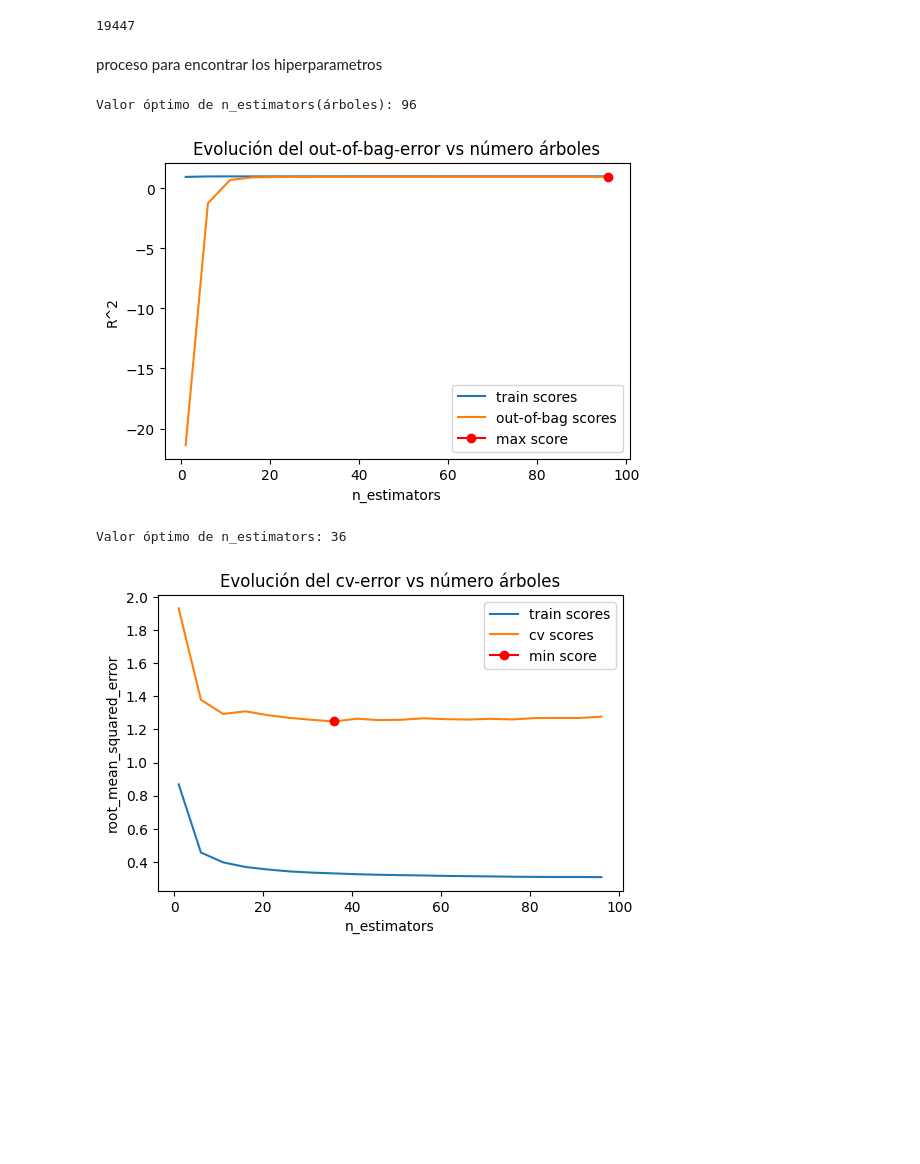
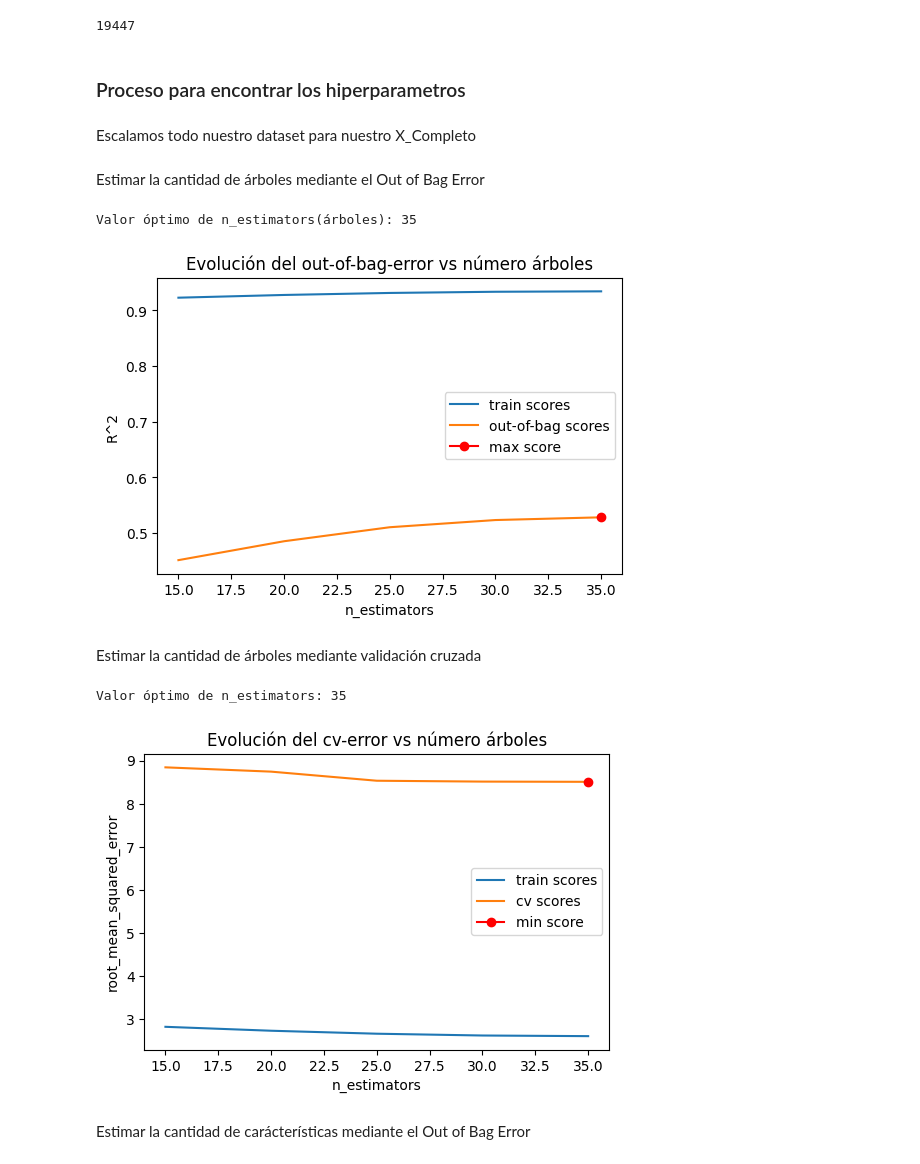
Before and after one commit to kennethLeonel/Monografia-calidad-del-aire-valle-de-aburra, a Jupyter notebook: RandomForestPM25.ipynb, the cells around one changed output. Drawn from its saved outputs; the diff is of its cells as text; code cells hidden in the pictures; blank space fills up the shorter version.

Commit message:
:fire: se agrego modelos random forest

```diff
--- a/RandomForestPM25.ipynb
+++ b/RandomForestPM25.ipynb
@@ -49,4 +52,4 @@ dataSetCalidadAire.head(3)
 # %%
-columnasEliminar = ['temperatura']
+columnasEliminar = ['pm25']
 X = dataSetCalidadAire.drop(columns = columnasEliminar)
-y = dataSetCalidadAire['temperatura']
+y = dataSetCalidadAire['pm25']
@@ -63,7 +70,7 @@ X_train, X_test, y_train, y_test = train_test_split(
 columnasModelo = X.columns.tolist()
 columnasModelo
 # Llamamos nuestro scaler ya guardado
-scaler = joblib.load("data/stage/estandarizacionDataSet2.pkl")
+scaler = joblib.load("data/stage/estandarizacionDataSet4.pkl")
 # Se escalan los valores del dataset entrenamiento y prueba de las columnas numéricas
 X_train[columnasModelo] = scaler.fit_transform(X_train[columnasModelo])
 X_test[columnasModelo] = scaler.transform(X_test[columnasModelo])
@@ -126,22 +141,23 @@ len(dataSetCalidadAire)
 # %% [output]
 19447
 # %% [markdown]
-proceso para encontrar los hiperparametros
+### Proceso para encontrar los hiperparametros
+# %% [markdown]
+Escalamos todo nuestro dataset para nuestro X_Completo
 # %%
 X_Completo = X
 y_Completo = y
 
 # Se escalan los datos numéricos de entrada
 X_Completo[columnasModelo] = scaler.fit_transform(X_Completo[columnasModelo])
+# %% [markdown]
+Estimar la cantidad de árboles mediante el Out of Bag Error
 # %%
-# Validación empleando el Out-of-Bag error :
-
-# ==============================================================================
 train_scores = []
 oob_scores   = []
 
-# Valores evaluados
-estimator_range = range(1, 100, 5)
+# se deja un rango de posibles cantidades de árboles para el modelo se dejo entre 15 a 40
+estimator_range = range(15, 40, 5)
 
 # Bucle para entrenar un modelo con cada valor de n_estimators y extraer su error
 # de entrenamiento y de Out-of-Bag.
@@ -150,8 +166,8 @@ for n_estimators in estimator_range:
 
     modelRF = RandomForestRegressor(
                 n_estimators = n_estimators,
-                criterion    = 'squared_error', #mean squared error
-                max_depth    = None,
+                criterion    = 'squared_error', #Squared error
+                max_depth    = None, #No dejamos profundidad
                 max_features = 'sqrt',
                 oob_score    = True,
                 n_jobs       = -1,
@@ -172,19 +188,19 @@ ax.plot(estimator_range[np.argmax(oob_scores)], max(oob_scores),
 ax.set_ylabel("R^2")
 ax.set_xlabel("n_estimators")
 ax.set_title("Evolución del out-of-bag-error vs número árboles")
-plt.legend();
+plt.legend()
 print(f"Valor óptimo de n_estimators(árboles): {estimator_range[np.argmax(oob_scores)]}")
 # %% [output]
-Valor óptimo de n_estimators(árboles): 96
+Valor óptimo de n_estimators(árboles): 35
-[figure, old version]
+[figure, new version]
+# %% [markdown]
+Estimar la cantidad de árboles mediante validación cruzada
 # %%
-# Validación empleando k-cross-validation y neg_root_mean_squared_error
-# ==============================================================================
 train_scores = []
 cv_scores    = []
 
 # Valores evaluados
-estimator_range = range(1, 100, 5)
+estimator_range = range(15, 40, 5)
 
 # Bucle para entrenar un modelo con cada valor de n_estimators y extraer su error
 # de entrenamiento y de k-cross-validation.
@@ -192,8 +208,8 @@ for n_estimators in estimator_range:
 
     modelRF = RandomForestRegressor(
                 n_estimators = n_estimators,
-                criterion    = 'squared_error', #mean squared error: mse
-                max_depth    = None,
+                criterion    = 'squared_error', #quared error
+                max_depth    = None, #Sin profundidad
                 max_features = 'sqrt',
                 oob_score    = False,
                 n_jobs       = -1,
@@ -204,35 +220,37 @@ for n_estimators in estimator_range:
     modelRF.fit(X_Completo, y_Completo)
     predicciones = modelRF.predict(X = X_Completo)
     rmse = mean_squared_error(
             y_true  = y_Completo,
             y_pred  = predicciones,
             squared = False
            )
     train_scores.append(rmse)
 
     # Error de validación cruzada
     scores = cross_val_score(
                 estimator = modelRF,
                 X         = X_Completo,
                 y         = y_Completo,
                 scoring   = 'neg_root_mean_squared_error',
-                cv        = 5
+                cv        = 3 #Dejamos 3 pliegues
              )
     # Se agregan los scores de cross_val_score() y se pasa a positivo
     cv_scores.append(-1*scores.mean())
 
 # Gráfico con la evolución de los errores
 fig, ax = plt.subplots(figsize=(6, 3.84))
 ax.plot(estimator_range, train_scores, label="train scores")
 ax.plot(estimator_range, cv_scores, label="cv scores")
 ax.plot(estimator_range[np.argmin(cv_scores)], min(cv_scores),
         marker='o', color = "red", label="min score")
 ax.set_ylabel("root_mean_squared_error")
 ax.set_xlabel("n_estimators")
 ax.set_title("Evolución del cv-error vs número árboles")
-plt.legend();
+plt.legend()
 print(f"Valor óptimo de n_estimators: {estimator_range[np.argmin(cv_scores)]}")
 # %% [output]
-Valor óptimo de n_estimators: 36
+Valor óptimo de n_estimators: 35
-[figure, old version]
+[figure, new version]
+# %% [markdown]
+Estimar la cantidad de carácterísticas mediante el Out of Bag Error
 # %%
```
Also changed, not shown: parts of 43 cells of this notebook, 2 other files.
